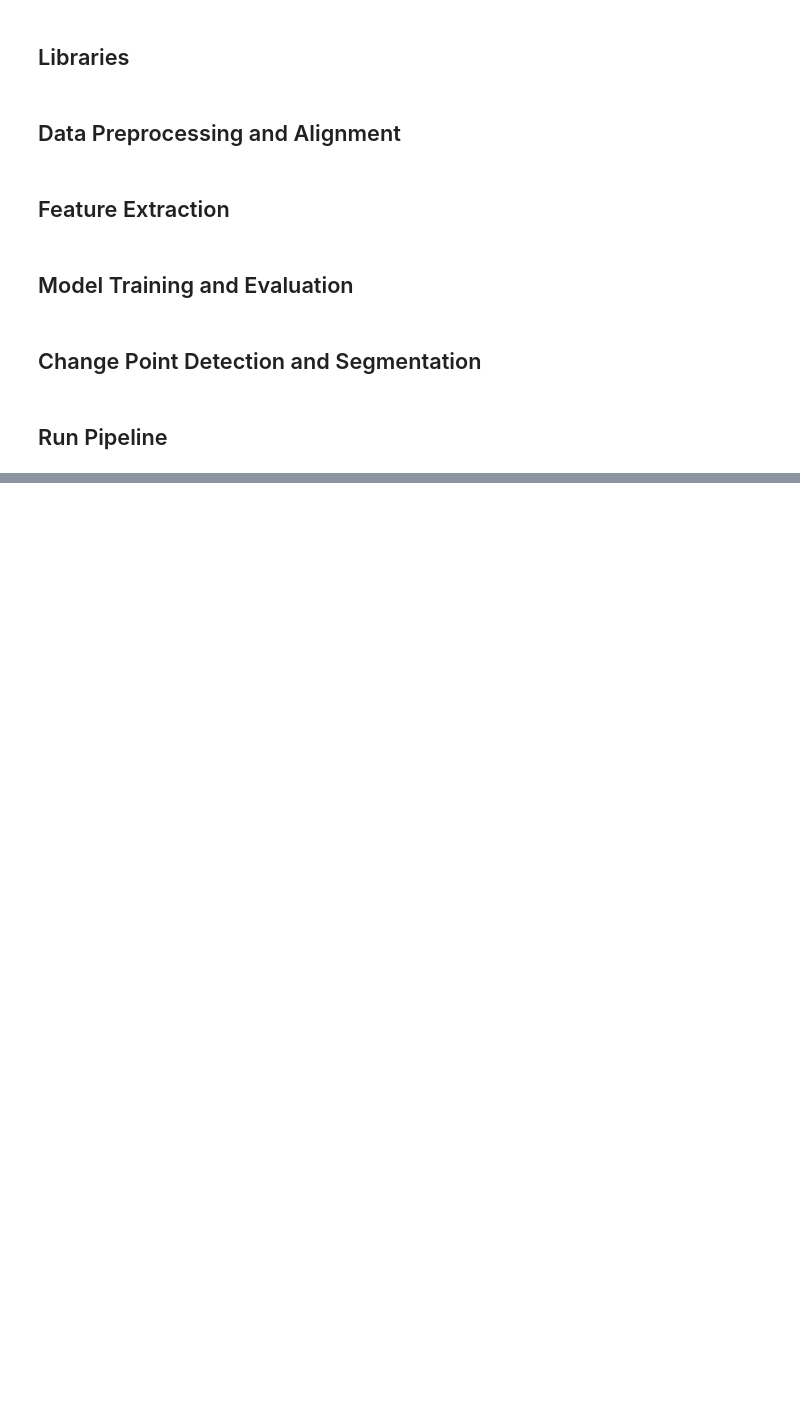
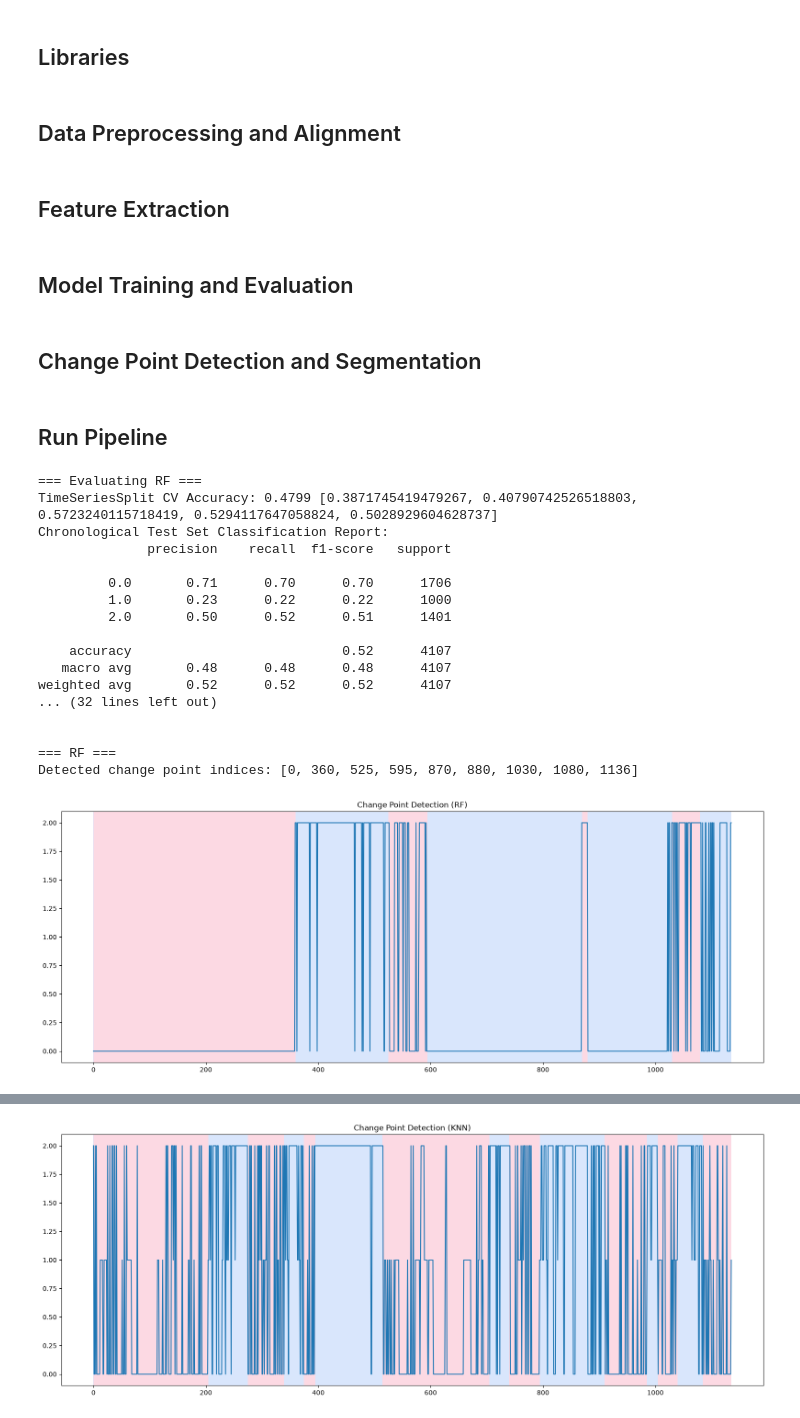
Before and after one commit to AmStanDem/Stress-Detection-in-Nurses, a Jupyter notebook: predictor.ipynb, the cells around one changed output, grey strips where cells are left out. Cells and saved outputs as stored; diff of their text form; code cells hidden in the pictures; blank space fills up the shorter version.

```diff
--- a/predictor.ipynb
+++ b/predictor.ipynb
@@ -372,7 +372,7 @@ def train_and_evaluate_all(
     models = {
         "RF": RandomForestClassifier(n_estimators=150, max_depth=15, class_weight="balanced", random_state=30),
         "KNN": KNeighborsClassifier(n_neighbors=5),
-        "SVM": SVC(class_weight="balanced", random_state=30),
+        "SVM": SVC(kernel="rbf", class_weight="balanced", random_state=30),
     }
 
     trained_models = {}
@@ -547,62 +547,72 @@ x_scaled = scaler.fit_transform(df_total.iloc[:, 0:48])
 df_scaled = pd.DataFrame(x_scaled, columns=df_total.columns[:48]).fillna(0.0)
 
 # Map feature names to training feature names
 feature_names_mapping = {
     "EDA_Mean": "EDAR_Mean",
     "EDA_Min": "EDAR_Min",
     "EDA_Max": "EDAR_Max",
     "EDA_Std": "EDAR_Std",
     "EDA_Kurtosis": "EDAR_Kurtosis",
     "EDA_Skew": "EDAR_Skew",
     "EDA_Num_Peaks": "Num_PeaksR",
     "EDA_Amphitude": "EDAR_Amphitude",
     "EDA_Duration": "EDAR_Duration",
     "HR_Mean": "HRR_Mean",
     "HR_Min": "HRR_Min",
     "HR_Max": "HRR_Max",
     "HR_Std": "HRR_Std",
     "HR_RMS": "HRR_RMS",
     "temp_Mean": "TEMPR_Mean",
     "temp_Min": "TEMPR_Min",
     "temp_Max": "TEMPR_Max",
     "temp_Std": "TEMPR_Std",
 }
 df_scaled = df_scaled.rename(columns=feature_names_mapping)
 df_scaled = df_scaled[X_train_full.columns]
 
-# Predict and save RandomForest predictions
-rf_model = trained_models["RF"]
-rf_preds = rf_model.predict(df_scaled)
-df_total_rf = df_total.copy()
-df_total_rf["pred"] = rf_preds
-df_total_rf.to_csv(base_dir / f"pred{subject}.csv", index=False)
+# Predict and plot change points for each trained model
+for model_name, model in trained_models.items():
+    preds = model.predict(df_scaled)
+    df_total_model = df_total.copy()
+    df_total_model["pred"] = preds
+    df_total_model.to_csv(base_dir / f"pred{model_name}{subject}.csv", index=False)
 
-# Predict and save SVM predictions
-svm_model = trained_models["SVM"]
-svm_preds = svm_model.predict(df_scaled)
-df_total_svm = df_total.copy()
-df_total_svm["pred"] = svm_preds
-df_total_svm.to_csv(base_dir / f"predSVM{subject}.csv", index=False)
+    change_points = detect_change_points(df_total_model["pred"], penalty=10.0)
+    print(f"\n=== {model_name} ===")
+    print(f"Detected change point indices: {change_points}")
 
-# Change point detection on predictions
-change_points = detect_change_points(df_total_rf["pred"], penalty=10.0)
-print(f"Detected change point indices: {change_points}")
+    signal = df_total_model["pred"].values.reshape(-1)
+    rpt.display(signal, change_points, figsize=(16, 6))
+    plt.title(f"Change Point Detection ({model_name})")
+    plt.show()
 
-# Plot change points Pelt Search Method
-signal = df_total_rf["pred"].values.reshape(-1)
-rpt.display(signal, change_points, figsize=(16, 6))
-plt.title("Change Point Detection: Pelt Search Method")
-plt.show()
+    df_events = classify_and_merge_segments(
+        df_total_model, change_points, reference_time=ref_time, window_step_seconds=5.0
+    )
 
-# Segment and output stress events chronologically
-df_events = classify_and_merge_segments(
-    df_total_rf, change_points, reference_time=ref_time, window_step_seconds=5.0
-)
-
-print("\n=== Detected Stress Event Intervals ===")
-for _, row in df_events.iterrows():
-    print(
-        f"Interval: {row['start_time']} - {row['end_time']} | "
-        f"Duration: {row['duration']} | "
-        f"Stress Level: {row['stress_level']}"
-    )
+    print(f"\n=== Detected Stress Event Intervals for {model_name} ===")
+    for _, row in df_events.iterrows():
+        print(
+            f"Interval: {row['start_time']} - {row['end_time']} | "
+            f"Duration: {row['duration']} | "
+            f"Stress Level: {row['stress_level']}"
+        )
+# %% [output]
+=== Evaluating RF ===
+TimeSeriesSplit CV Accuracy: 0.4799 [0.3871745419479267, 0.40790742526518803, 0.5723240115718419, 0.5294117647058824, 0.5028929604628737]
+Chronological Test Set Classification Report:
+              precision    recall  f1-score   support
+
+         0.0       0.71      0.70      0.70      1706
+         1.0       0.23      0.22      0.22      1000
+         2.0       0.50      0.52      0.51      1401
+
+    accuracy                           0.52      4107
+   macro avg       0.48      0.48      0.48      4107
+weighted avg       0.52      0.52      0.52      4107
+... (32 lines left out)
+
+
+=== RF ===
+Detected change point indices: [0, 360, 525, 595, 870, 880, 1030, 1080, 1136]
+[figure, added]
@@ -608,0 +631 @@ for _, row in df_events.iterrows():
+[figure, added]
```
Also changed, not shown: parts of 1 cell of this notebook, 1 other file.
